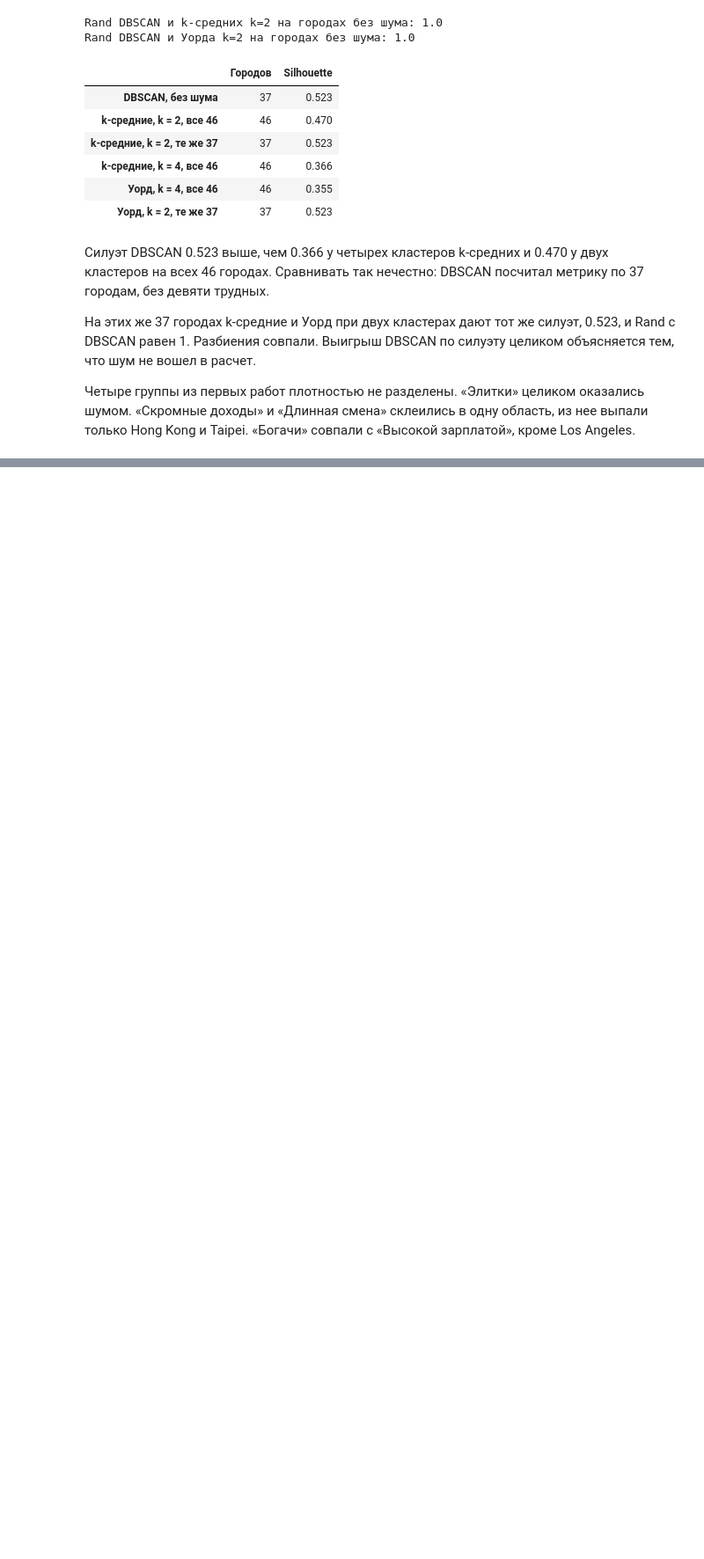
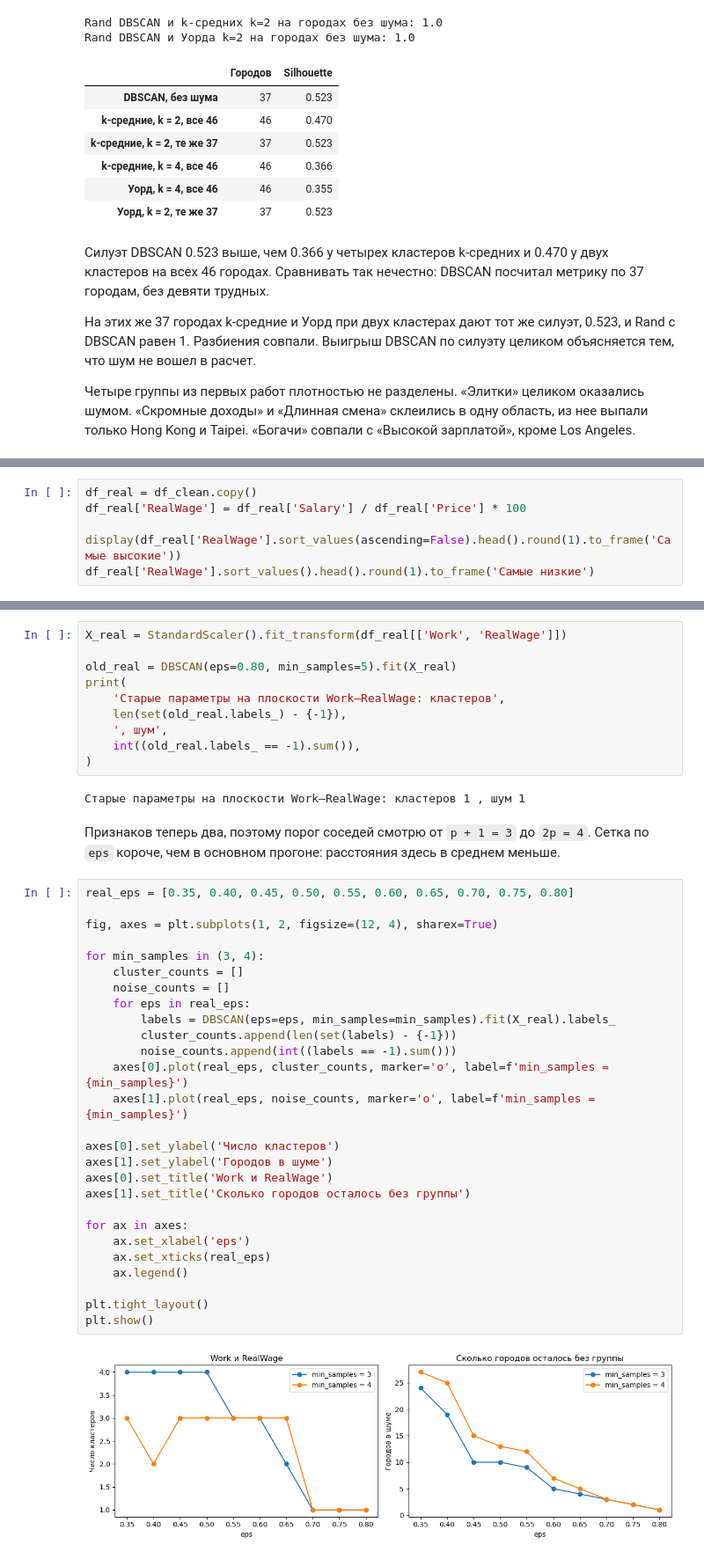
Before and after one commit to destorz11/Python-data-analysis, a Jupyter notebook: lab3_dbscan/notebooks/lab3_dbscan.ipynb, the cells around one changed output, grey strips where cells are left out. Shown at 88% size. Saved outputs shown, nothing was run; the diff lists cells and outputs as text; blank space fills up the shorter version.

Commit message:
Добавлен повтор DBSCAN по Work и RealWage

```diff
--- a/lab3_dbscan/notebooks/lab3_dbscan.ipynb
+++ b/lab3_dbscan/notebooks/lab3_dbscan.ipynb
@@ -881,0 +895,6 @@ Rand DBSCAN и Уорда k=2 на городах без шума: 1.0
+# %%
+df_real = df_clean.copy()
+df_real['RealWage'] = df_real['Salary'] / df_real['Price'] * 100
+
+display(df_real['RealWage'].sort_values(ascending=False).head().round(1).to_frame('Самые высокие'))
+df_real['RealWage'].sort_values().head().round(1).to_frame('Самые низкие')
@@ -881,0 +916,43 @@ Rand DBSCAN и Уорда k=2 на городах без шума: 1.0
+# %%
+X_real = StandardScaler().fit_transform(df_real[['Work', 'RealWage']])
+
+old_real = DBSCAN(eps=0.80, min_samples=5).fit(X_real)
+print(
+    'Старые параметры на плоскости Work–RealWage: кластеров',
+    len(set(old_real.labels_) - {-1}),
+    ', шум',
+    int((old_real.labels_ == -1).sum()),
+)
+# %% [output]
+Старые параметры на плоскости Work–RealWage: кластеров 1 , шум 1
+# %% [markdown]
+Признаков теперь два, поэтому порог соседей смотрю от `p + 1 = 3` до `2p = 4`. Сетка по `eps` короче, чем в основном прогоне: расстояния здесь в среднем меньше.
+# %%
+real_eps = [0.35, 0.40, 0.45, 0.50, 0.55, 0.60, 0.65, 0.70, 0.75, 0.80]
+
+fig, axes = plt.subplots(1, 2, figsize=(12, 4), sharex=True)
+
+for min_samples in (3, 4):
+    cluster_counts = []
+    noise_counts = []
+    for eps in real_eps:
+        labels = DBSCAN(eps=eps, min_samples=min_samples).fit(X_real).labels_
+        cluster_counts.append(len(set(labels) - {-1}))
+        noise_counts.append(int((labels == -1).sum()))
+    axes[0].plot(real_eps, cluster_counts, marker='o', label=f'min_samples = {min_samples}')
+    axes[1].plot(real_eps, noise_counts, marker='o', label=f'min_samples = {min_samples}')
+
+axes[0].set_ylabel('Число кластеров')
+axes[1].set_ylabel('Городов в шуме')
+axes[0].set_title('Work и RealWage')
+axes[1].set_title('Сколько городов осталось без группы')
+
+for ax in axes:
+    ax.set_xlabel('eps')
+    ax.set_xticks(real_eps)
+    ax.legend()
+
+plt.tight_layout()
+plt.show()
+# %% [output]
+[figure, added]
```
Also changed, not shown: parts of 11 cells of this notebook, 1 other file.
